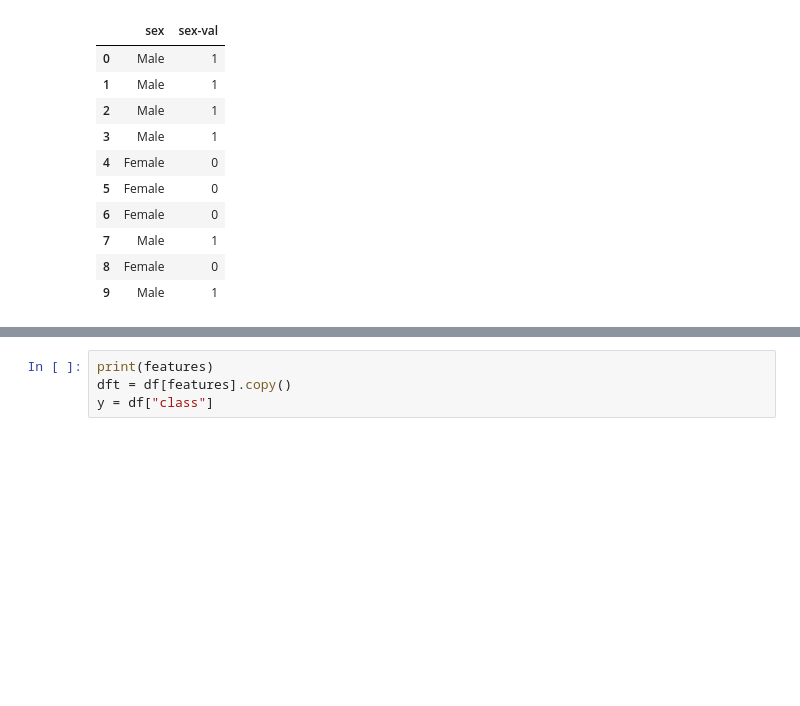
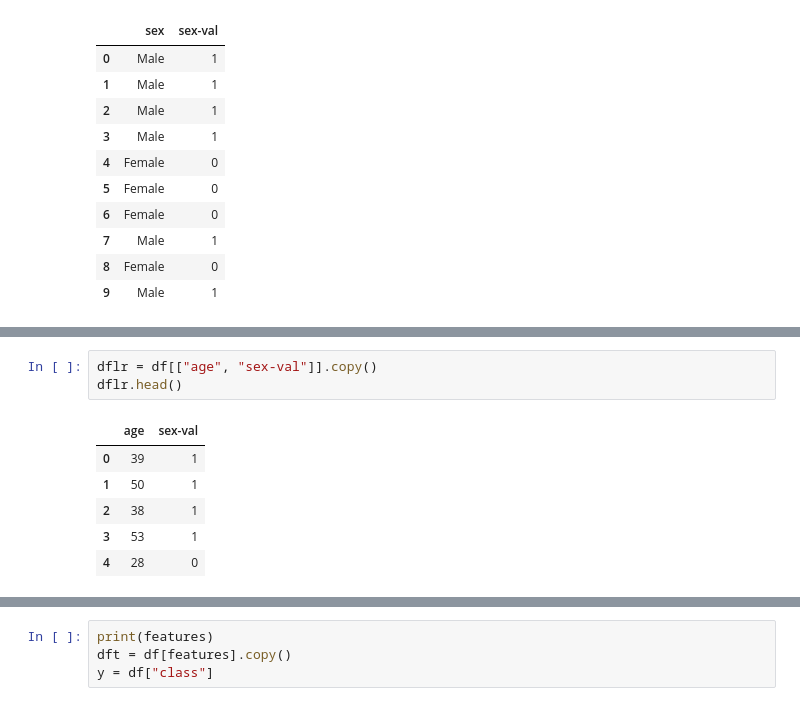
Before and after one commit to DrSkippy/Deploy-ML-Models, a Jupyter notebook: SimpleTFFlaskDeploy/workbooks/model_making.ipynb, the cells around one changed output, grey strips where cells are left out. Drawn from its saved outputs; the diff is of its cells as text; blank space fills up the shorter version.

```diff
--- a/SimpleTFFlaskDeploy/workbooks/model_making.ipynb
+++ b/SimpleTFFlaskDeploy/workbooks/model_making.ipynb
@@ -141,0 +156,10 @@ df[["sex", "sex-val"]].head(10)
+# %%
+dflr = df[["age", "sex-val"]].copy()
+dflr.head()
+# %% [output]
+|  | age | sex-val |
+| 0 | 39 | 1 |
+| 1 | 50 | 1 |
+| 2 | 38 | 1 |
+| 3 | 53 | 1 |
+| 4 | 28 | 0 |
```
Also changed, not shown: parts of 29 cells of this notebook, 3 other files.
